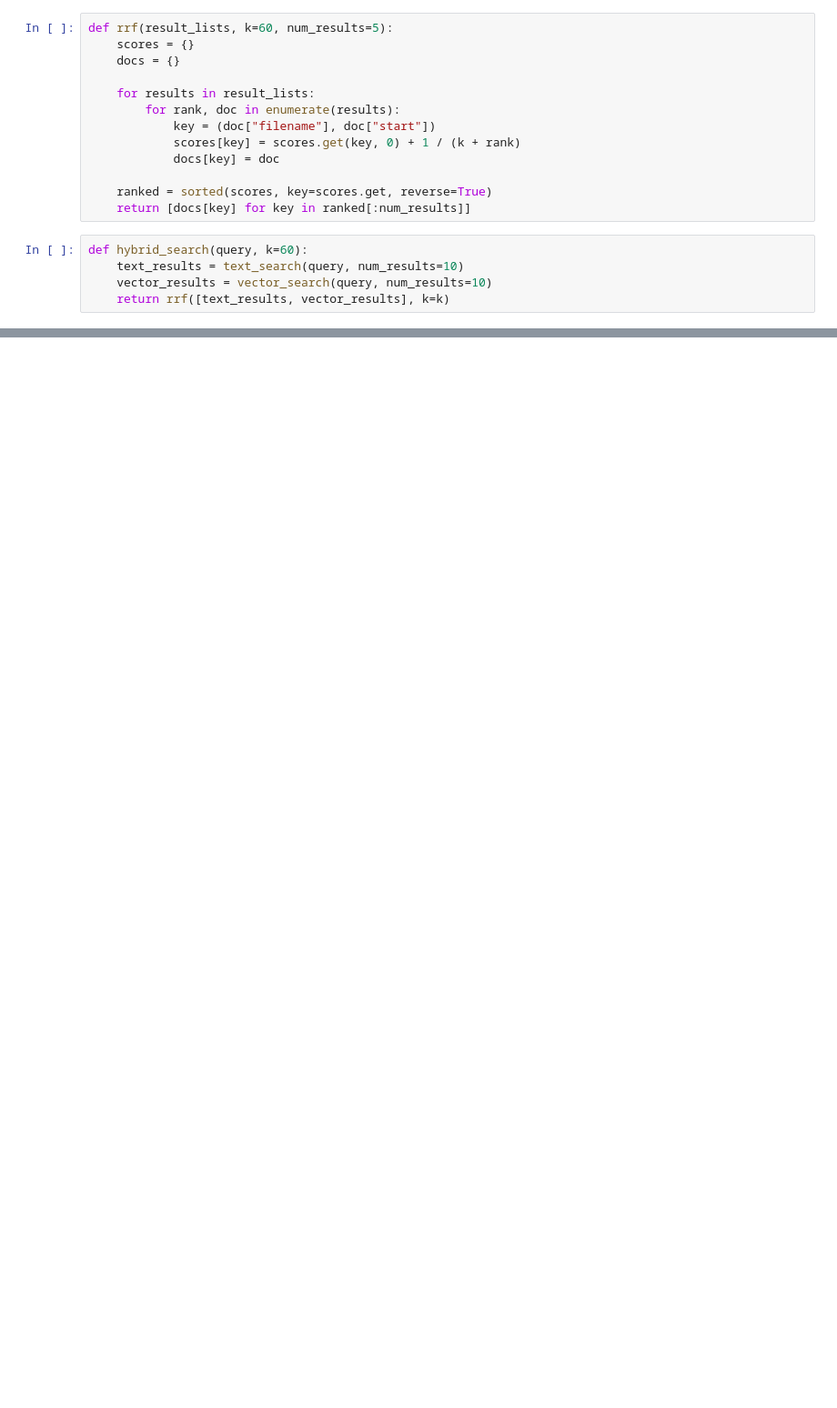
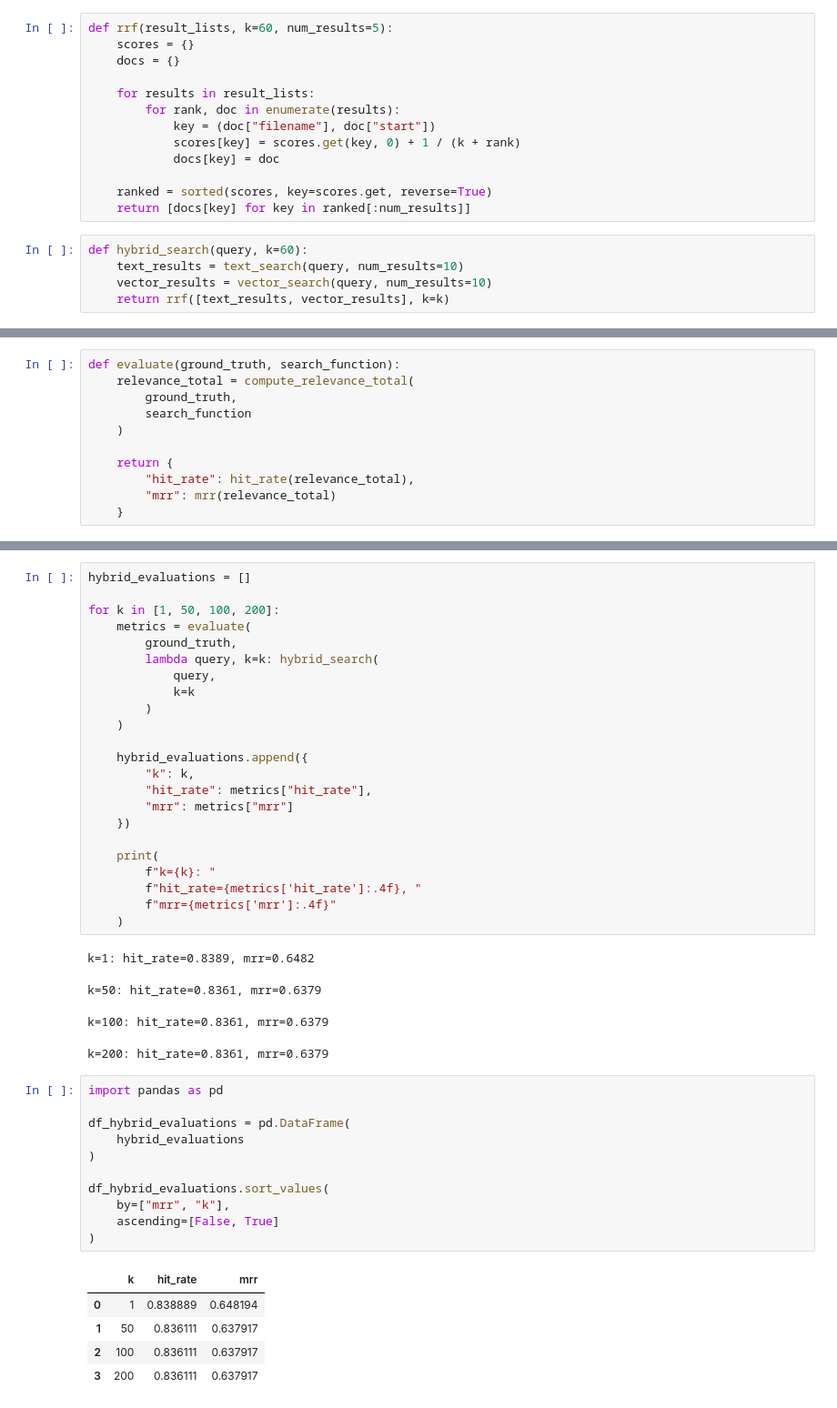
Before and after one commit to LIN-045/intro-to-RAG, a Jupyter notebook: 04-evaluation/hm4.ipynb, the cells around one changed output, grey strips where cells are left out. Shown at 91% size. Drawn from its saved outputs; the diff is of its cells as text; blank space fills up the shorter version.

```diff
--- a/04-evaluation/hm4.ipynb
+++ b/04-evaluation/hm4.ipynb
@@ -235,0 +323,11 @@ def hybrid_search(query, k=60):
+# %%
+def evaluate(ground_truth, search_function):
+    relevance_total = compute_relevance_total(
+        ground_truth,
+        search_function
+    )
+
+    return {
+        "hit_rate": hit_rate(relevance_total),
+        "mrr": mrr(relevance_total)
+    }
@@ -235,0 +349,45 @@ def hybrid_search(query, k=60):
+# %%
+hybrid_evaluations = []
+
+for k in [1, 50, 100, 200]:
+    metrics = evaluate(
+        ground_truth,
+        lambda query, k=k: hybrid_search(
+            query,
+            k=k
+        )
+    )
+
+    hybrid_evaluations.append({
+        "k": k,
+        "hit_rate": metrics["hit_rate"],
+        "mrr": metrics["mrr"]
+    })
+
+    print(
+        f"k={k}: "
+        f"hit_rate={metrics['hit_rate']:.4f}, "
+        f"mrr={metrics['mrr']:.4f}"
+    )
+# %% [output]
+k=1: hit_rate=0.8389, mrr=0.6482
+k=50: hit_rate=0.8361, mrr=0.6379
+k=100: hit_rate=0.8361, mrr=0.6379
+k=200: hit_rate=0.8361, mrr=0.6379
+# %%
+import pandas as pd
+
+df_hybrid_evaluations = pd.DataFrame(
+    hybrid_evaluations
+)
+
+df_hybrid_evaluations.sort_values(
+    by=["mrr", "k"],
+    ascending=[False, True]
+)
+# %% [output]
+|  | k | hit_rate | mrr |
+| 0 | 1 | 0.838889 | 0.648194 |
+| 1 | 50 | 0.836111 | 0.637917 |
+| 2 | 100 | 0.836111 | 0.637917 |
+| 3 | 200 | 0.836111 | 0.637917 |
```
Also changed, not shown: parts of 13 cells of this notebook.
